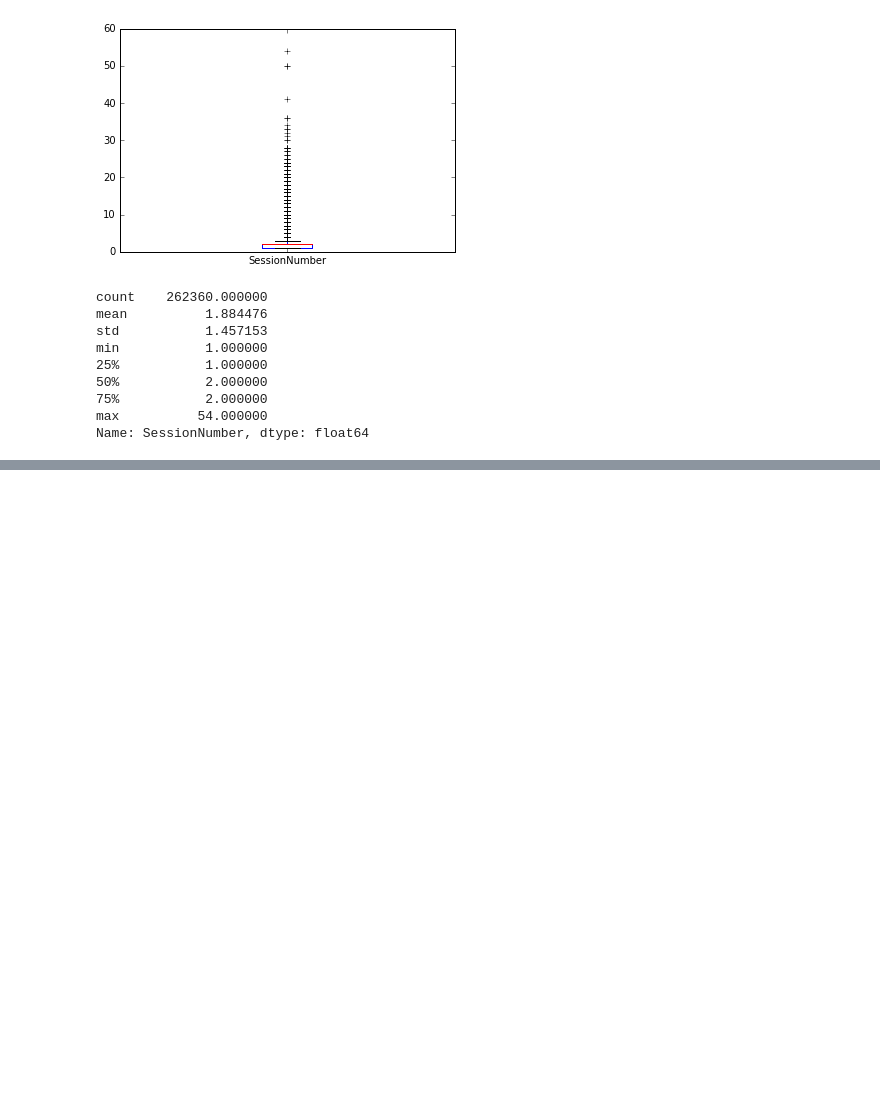
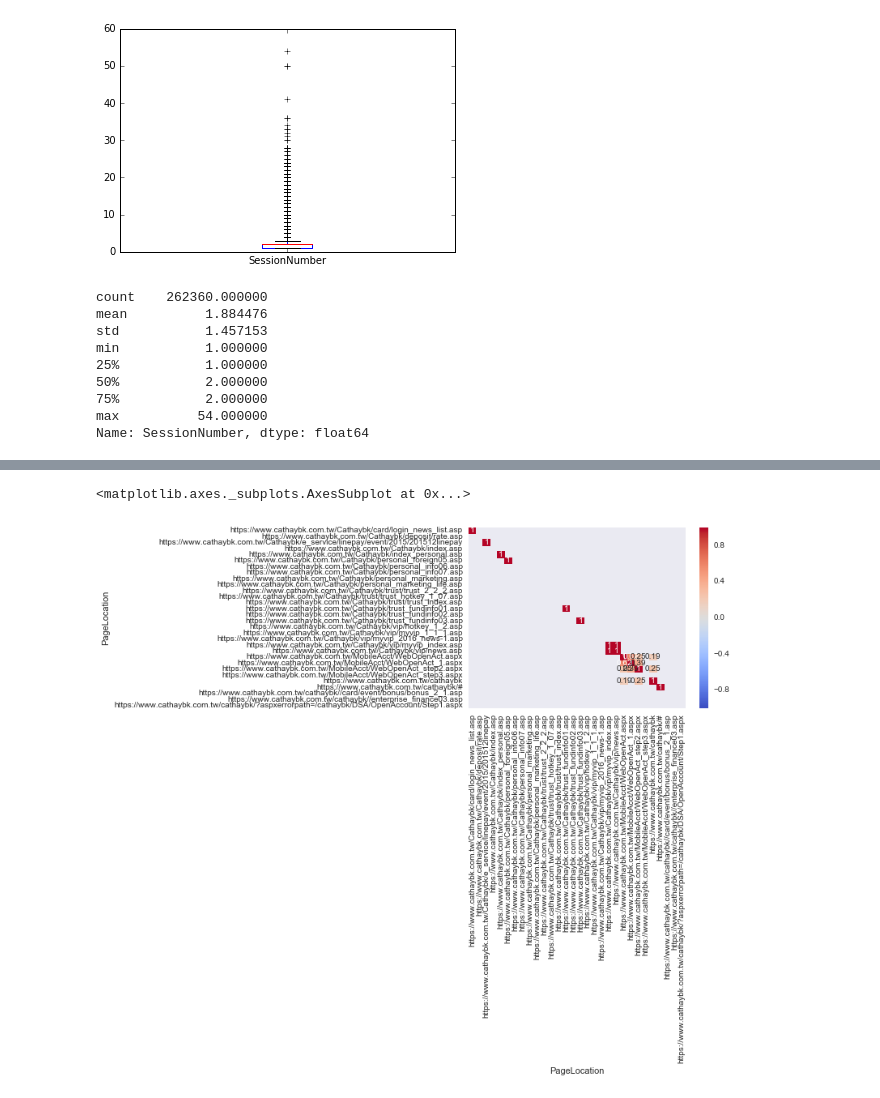
Before and after one commit to ywchiu/cathaybkpython, a Jupyter notebook: Demo20160908.ipynb, the cells around one changed output, grey strips where cells are left out. Saved outputs shown, nothing was run; the diff lists cells and outputs as text; code cells hidden in the pictures; blank space fills up the shorter version.

```diff
--- a/Demo20160908.ipynb
+++ b/Demo20160908.ipynb
@@ -442,0 +692,6 @@ Name: SessionNumber, dtype: float64
+# %%
+url_grp_20160720.columns = ['PageLocation', 'Count']
+# %%
+pivoted2 = url_grp_20160720.head(100000).pivot(columns = 'PageLocation' , values = 'Count')
+# %%
+pivoted2 = pivoted2.ix[:,20:50]
@@ -442,0 +720,8 @@ Name: SessionNumber, dtype: float64
+# %%
+%matplotlib inline
+from matplotlib import pyplot as plt
+import seaborn as sns
+sns.heatmap(pivoted2.corr(), annot=True, center=0, cmap='coolwarm')
+# %% [output]
+<matplotlib.axes._subplots.AxesSubplot at 0x...>
+[figure, added]
```
Also changed, not shown: parts of 35 cells of this notebook.
